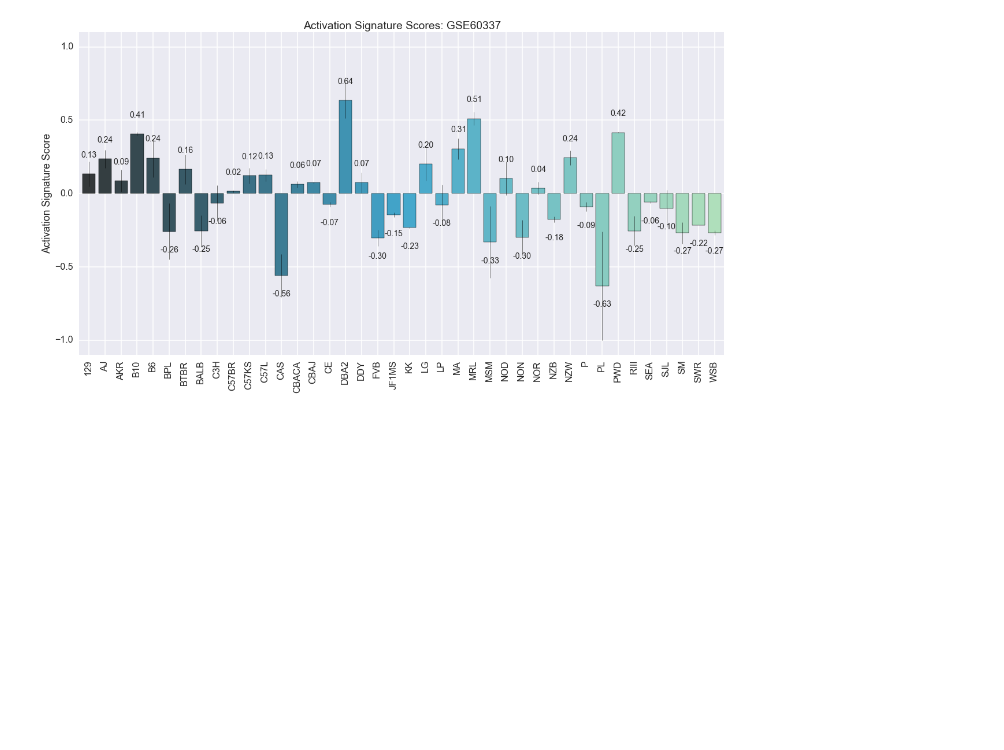
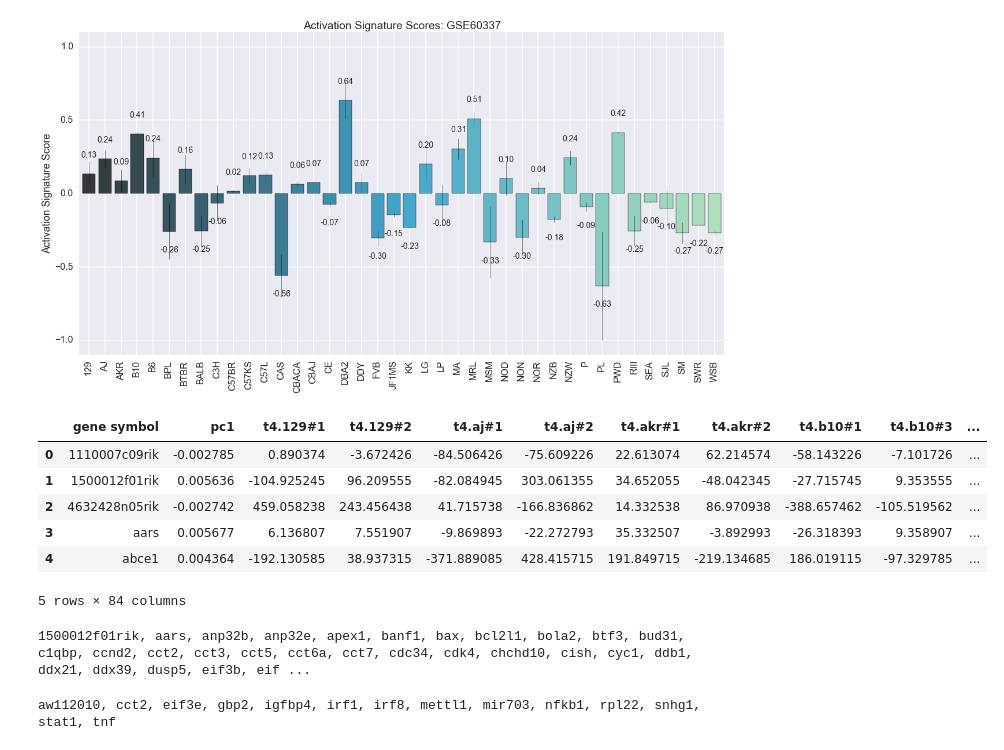
Before and after one commit to karmel/and-tcr-affinity, a Jupyter notebook: andtcr/rna/activationscore/examples/plot_GSE60337.ipynb, the cells around one changed output. Drawn from its saved outputs; the diff is of its cells as text; code cells hidden in the pictures; blank space fills up the shorter version.

```diff
--- a/andtcr/rna/activationscore/examples/plot_GSE60337.ipynb
+++ b/andtcr/rna/activationscore/examples/plot_GSE60337.ipynb
@@ -192,3 +192,17 @@ plt.title(title)
 plt.savefig('figures/{}.png'.format(title.replace(' ', '_')), bbox_inches='tight')
 # %% [output]
 [figure]
+# %%
+# Which genes are responsible?
+filename = 'data/{}_gene_values.merged.txt'.format(gse)
+data = pd.io.parsers.read_csv(filename, sep='\t',
+                              header=0)
+data.head()
+# %% [output]
+|  | gene symbol | pc1 | t4.129#1 | t4.129#2 | t4.aj#1 | t4.aj#2 | t4.akr#1 | t4.akr#2 | t4.b10#1 | t4.b10#3 | ... |
+| 0 | 1110007c09rik | -0.002785 | 0.890374 | -3.672426 | -84.506426 | -75.609226 | 22.613074 | 62.214574 | -58.143226 | -7.101726 | ... |
+| 1 | 1500012f01rik | 0.005636 | -104.925245 | 96.209555 | -82.084945 | 303.061355 | 34.652055 | -48.042345 | -27.715745 | 9.353555 | ... |
+| 2 | 4632428n05rik | -0.002742 | 459.058238 | 243.456438 | 41.715738 | -166.836862 | 14.332538 | 86.970938 | -388.657462 | -105.519562 | ... |
+| 3 | aars | 0.005677 | 6.136807 | 7.551907 | -9.869893 | -22.272793 | 35.332507 | -3.892993 | -26.318393 | 9.358907 | ... |
+| 4 | abce1 | 0.004364 | -192.130585 | 38.937315 | -371.889085 | 428.415715 | 191.849715 | -219.134685 | 186.019115 | -97.329785 | ... |
+5 rows × 84 columns
@@ -194,0 +215,18 @@ plt.savefig('figures/{}.png'.format(title.replace(' ', '_')), bbox_inches='tight
+# %%
+# Up in DBA
+subdata = data[(data['pc1'] > 0) &
+               (data.filter(like='dba').mean(axis=1) >= top_q)]
+genes = subdata['gene symbol'].unique()
+print(', '.join(genes))
+# %% [output]
+1500012f01rik, aars, anp32b, anp32e, apex1, banf1, bax, bcl2l1, bola2, btf3, bud31, c1qbp, ccnd2, cct2, cct3, cct5, cct6a, cct7, cdc34, cdk4, chchd10, cish, cyc1, ddb1, ddx21, ddx39, dusp5, eif3b, eif ...
+# %%
+# Down in wild-derived
+subdata = data[(data['pc1'] > 0) &
+               (data.filter(like='cas').mean(axis=1) <= bottom_q) &
+               (data.filter(like='msm').mean(axis=1) <= bottom_q) &
+               (data.filter(like='wsb').mean(axis=1) <= bottom_q)]
+genes = subdata['gene symbol'].unique()
+print(', '.join(genes))
+# %% [output]
+aw112010, cct2, eif3e, gbp2, igfbp4, irf1, irf8, mettl1, mir703, nfkb1, rpl22, snhg1, stat1, tnf
```
Also changed, not shown: parts of 2 cells of this notebook, 5 other files.
